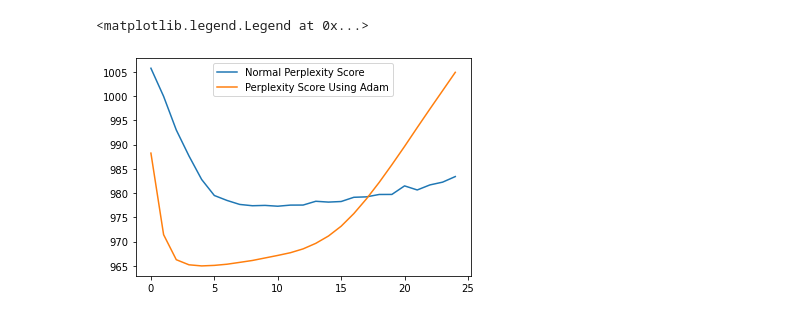
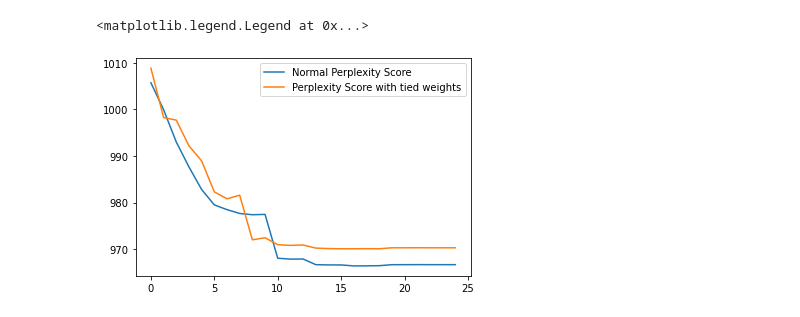
Before and after one commit to ifeelsleepy/CZ4045, a Jupyter notebook: weird stuff/G is for graphs.ipynb, the cells around one changed output. Saved outputs shown, nothing was run; the diff lists cells and outputs as text; code cells hidden in the pictures.

Commit message:
training but again

```diff
--- a/weird stuff/G is for graphs.ipynb
+++ b/weird stuff/G is for graphs.ipynb
@@ -13,7 +13,8 @@ def get_data(filename):
         ppl_float.append(float(ppl_str))
     return ppl_float
 # %%
-normal_ppl = get_data('train_data_normal1.txt')
-sgd_ppl = get_data('train_data_sgd1.txt')
-tied_ppl = get_data('train_data_tied.txt')
-tied_ppl_sgd = get_data('train_data_tied_sgd.txt')
+normal_ppl = get_data('train_data_normal2.txt')
+sgd_ppl = get_data('train_data_Adam1.txt')
+tied_ppl = get_data('train_data_tied2.txt')
+tied_ppl_sgd = get_data('train_data_tied_Adam1.txt')
+tied_ppl_sgd2 = get_data('train_data_tied-sgd2.txt')
@@ -20,7 +30,7 @@ tied_ppl_sgd = get_data('train_data_tied_sgd.txt')
 # %%
 plt.plot(normal_ppl, label='Normal Perplexity Score')
-plt.plot(sgd_ppl, label='Perplexity Score Using Adam')
+plt.plot(tied_ppl, label='Perplexity Score with tied weights')
 plt.legend()
 # %% [output]
 <matplotlib.legend.Legend at 0x...>
-[figure, old version]
+[figure, new version]
```
Also changed, not shown: parts of 2 cells of this notebook, 3 other files.
